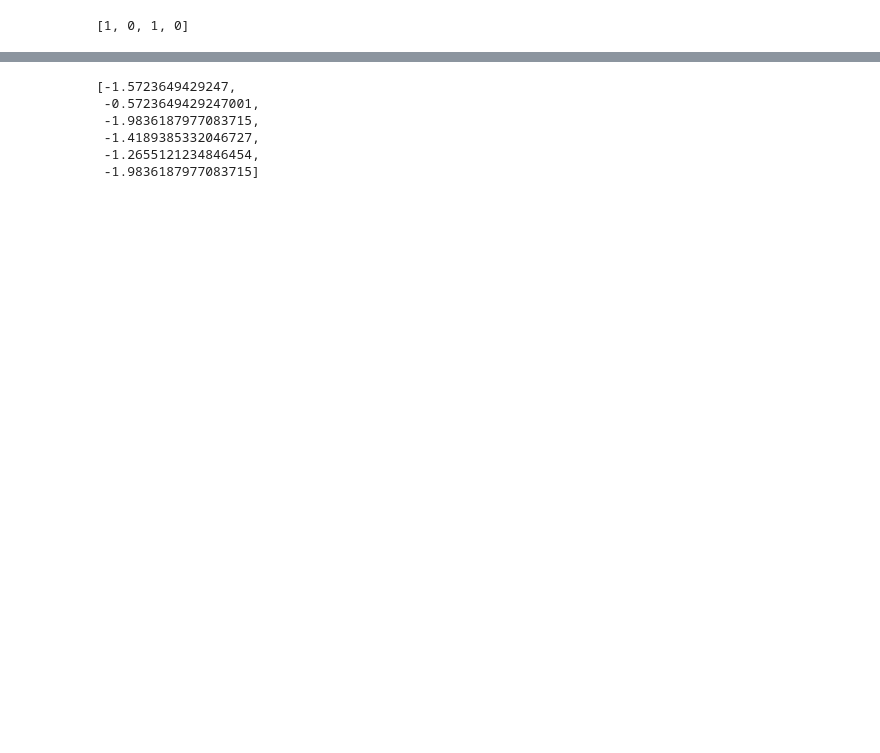
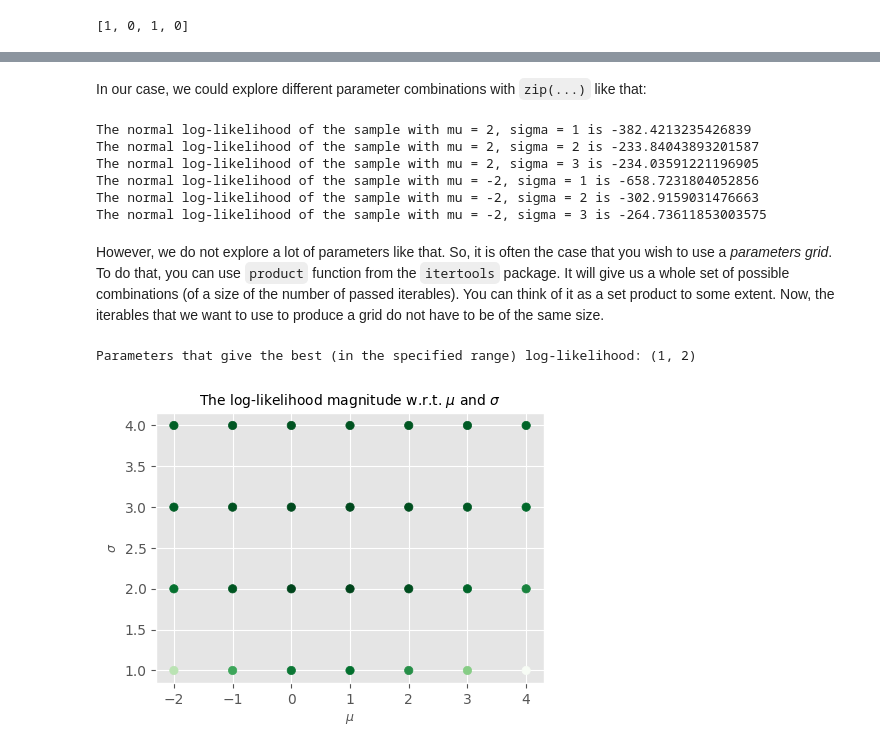
Before and after one commit to pauljrognon/bse-python-brushup-2022, a Jupyter notebook: docs/python-lectures/class_4.ipynb, the cells around one changed output, grey strips where cells are left out. Drawn from its saved outputs; the diff is of its cells as text; code cells hidden in the pictures; blank space fills up the shorter version.

```diff
--- a/docs/python-lectures/class_4.ipynb
+++ b/docs/python-lectures/class_4.ipynb
@@ -74,0 +165,6 @@ list(map(female_indicator, ["female", "male", "female", "male"]))
+# %%
+def log_likelihood_normal(x: list, mu: Union[float, int] = 0, sigma: Union[float, int] = 1):
+    log_pdf_individual = list(
+        map(lambda x: log_normal_pdf(x, mu=mu, sigma=sigma), x)
+    )
+    return sum(log_pdf_individual)
@@ -81,12 +185,47 @@ list(map(lambda x: x[0], list_of_tuples))
-# %%
-# or other technical function
-
-param_combinations = zip(x_vals, mu_vals, sigma_sq_vals)
-list(map(lambda _tuple: log_normal_pdf(*_tuple), param_combinations))
-# %% [output]
-[-1.5723649429247,
- -0.5723649429247001,
- -1.9836187977083715,
- -1.4189385332046727,
- -1.2655121234846454,
- -1.9836187977083715]
+# %% [markdown]
+In our case, we could explore different parameter combinations with `zip(...)` like that:
+# %%
+mu_vals = [2] * 3 + [-2] * 3
+sigma_vals = [1, 2, 3, 1, 2, 3]
+
+for mu, sigma in zip(mu_vals, sigma_vals):
+    log_pdf = log_likelihood_normal(x_sample, mu, sigma)
+    print(f"The normal log-likelihood of the sample with mu = {mu}, sigma = {sigma} is {log_pdf}")
+# %% [output]
+The normal log-likelihood of the sample with mu = 2, sigma = 1 is -382.4213235426839
+The normal log-likelihood of the sample with mu = 2, sigma = 2 is -233.84043893201587
+The normal log-likelihood of the sample with mu = 2, sigma = 3 is -234.03591221196905
+The normal log-likelihood of the sample with mu = -2, sigma = 1 is -658.7231804052856
+The normal log-likelihood of the sample with mu = -2, sigma = 2 is -302.9159031476663
+The normal log-likelihood of the sample with mu = -2, sigma = 3 is -264.73611853003575
+# %% [markdown]
+However, we do not explore a lot of parameters like that. So, it is often the case that you wish to use a *parameters grid*. To do that, you can use `product` function from the `itertools` package. It will give us a whole set of possible combinations (of a size of the number of passed iterables). You can think of it as a set product to some extent. Now, the iterables that we want to use to produce a grid do not have to be of the same size.
+# %%
+from itertools import product
+
+mu_vals = range(-2, 5)
+sigma_vals = range(1, 5)
+
+param_grid = list(product(mu_vals, sigma_vals))
+
+# let's store all the results
+log_likelihood_vals = list(
+    map(lambda par_tuple: log_likelihood_normal(x_sample, par_tuple[0], par_tuple[1]), param_grid)
+)
+
+index_max_loglik = numpy.argmax(log_likelihood_vals)
+print("Parameters that give the best (in the specified range) log-likelihood:", param_grid[index_max_loglik])
+# %% [output]
+Parameters that give the best (in the specified range) log-likelihood: (1, 2)
+# %%
+plt.figure(figsize=(5, 3.5))
+plt.scatter([par_tuple[0] for par_tuple in param_grid], [par_tuple[1] for par_tuple in param_grid],
+            c=log_likelihood_vals, cmap='Greens')
+plt.title(r"The log-likelihood magnitude w.r.t. $\mu$ and $\sigma$", size=10)
+plt.xlabel(r"$\mu$", size=9)
+plt.ylabel(r"$\sigma$", size=9)
+plt.show()
+
+# as we can see, log-likelihood values in this region are pretty close to each other.
+# %% [output]
+[figure, added]
```
Also changed, not shown: parts of 24 cells of this notebook, 6 other files.
